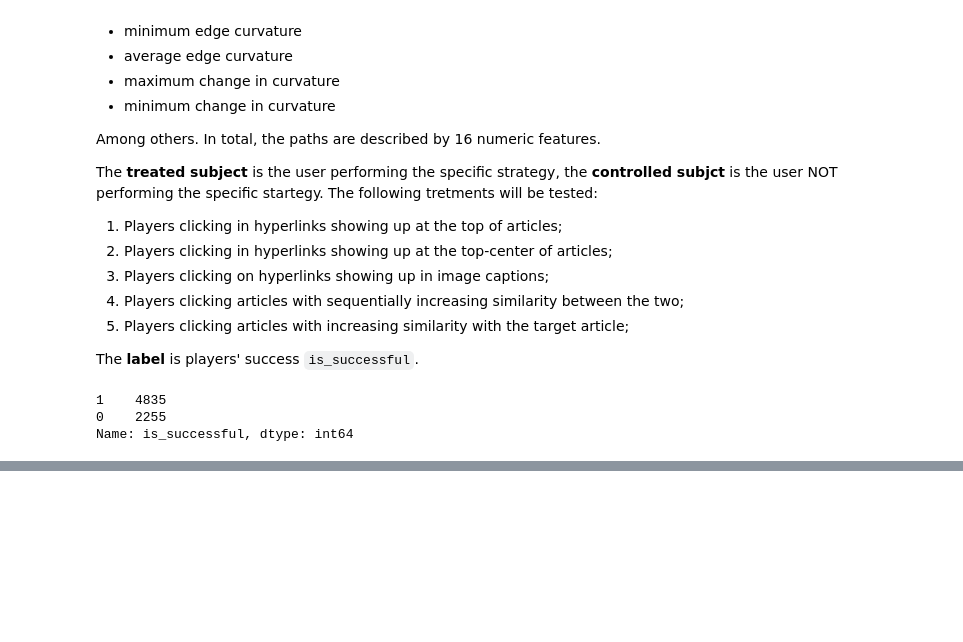
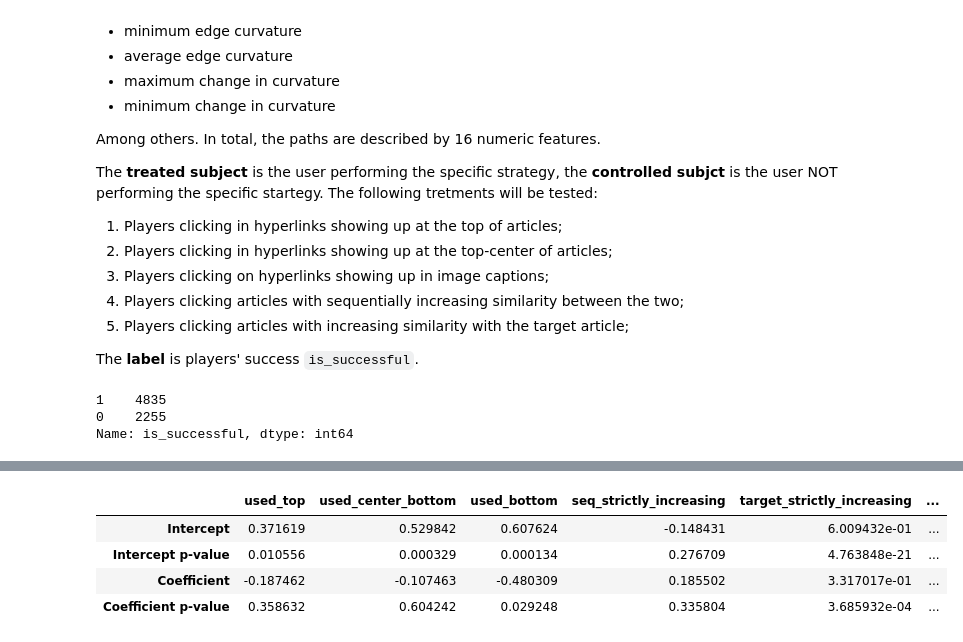
Before and after one commit to epfl-ada/ada-2022-project-theadalyzers, a Jupyter notebook: project_adalyzers.ipynb, the cells around one changed output, grey strips where cells are left out. Drawn from its saved outputs; the diff is of its cells as text; code cells hidden in the pictures; blank space fills up the shorter version.

Commit message:
final results done, still waiting to delete notebooks

```diff
--- a/project_adalyzers.ipynb
+++ b/project_adalyzers.ipynb
@@ -1426,0 +1427,10 @@ Our results show that...
+# %%
+results_df = pd.DataFrame(results)
+results_df.to_csv("processed/results_matching.csv", index=True)
+results_df
+# %% [output]
+|  | used_top | used_center_bottom | used_bottom | seq_strictly_increasing | target_strictly_increasing | ... |
+| Intercept | 0.371619 | 0.529842 | 0.607624 | -0.148431 | 6.009432e-01 | ... |
+| Intercept p-value | 0.010556 | 0.000329 | 0.000134 | 0.276709 | 4.763848e-21 | ... |
+| Coefficient | -0.187462 | -0.107463 | -0.480309 | 0.185502 | 3.317017e-01 | ... |
+| Coefficient p-value | 0.358632 | 0.604242 | 0.029248 | 0.335804 | 3.685932e-04 | ... |
```
Also changed, not shown: parts of 39 cells of this notebook.
